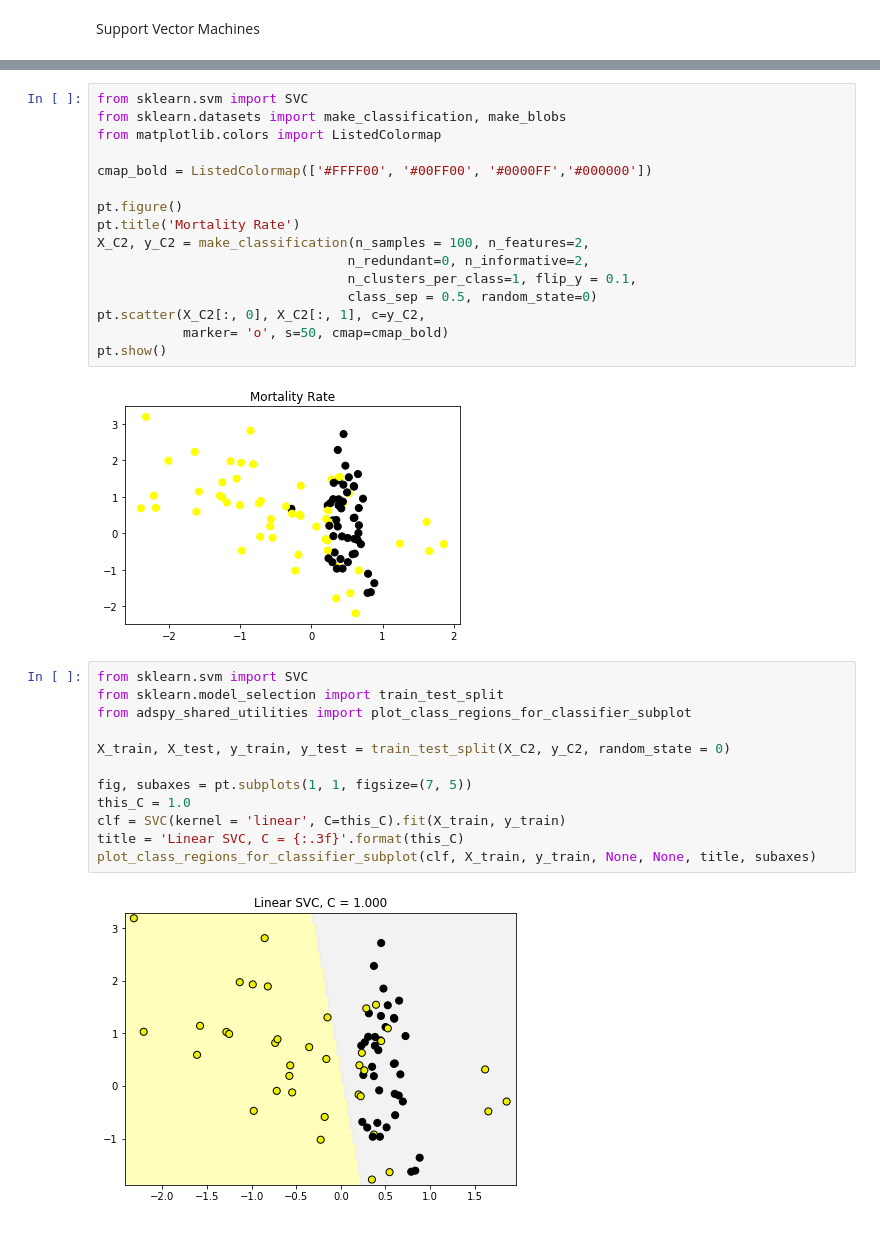
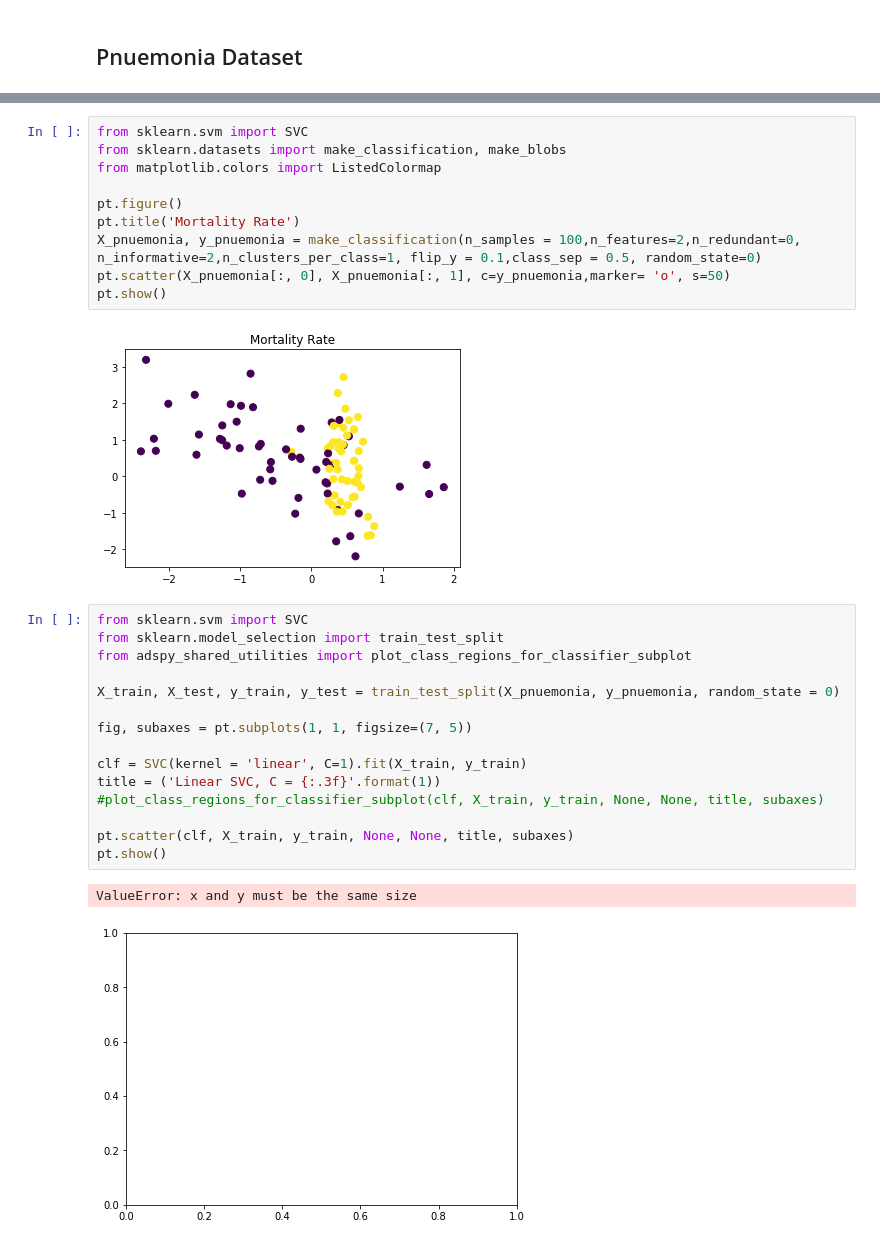
Before and after one commit to ronikdhakar/Hospital-Dataset, a Jupyter notebook: pnuemonia dataset.ipynb, the cells around one changed output, grey strips where cells are left out. Cells and saved outputs as stored; diff of their text form.

```diff
--- a/pnuemonia dataset.ipynb
+++ b/pnuemonia dataset.ipynb
@@ -1,5 +1,5 @@
-# %% [markdown]
-Support Vector Machines
+# %% [markdown]
+## Pnuemonia Dataset
 # %%
 import pandas as pd
 import numpy as np
@@ -36,30 +36,28 @@ from sklearn.svm import SVC
 from sklearn.datasets import make_classification, make_blobs
 from matplotlib.colors import ListedColormap
 
-cmap_bold = ListedColormap(['#FFFF00', '#00FF00', '#0000FF','#000000'])
-
 pt.figure()
 pt.title('Mortality Rate')
-X_C2, y_C2 = make_classification(n_samples = 100, n_features=2,
-                                n_redundant=0, n_informative=2,
-                                n_clusters_per_class=1, flip_y = 0.1,
-                                class_sep = 0.5, random_state=0)
-pt.scatter(X_C2[:, 0], X_C2[:, 1], c=y_C2,
-           marker= 'o', s=50, cmap=cmap_bold)
+X_pnuemonia, y_pnuemonia = make_classification(n_samples = 100,n_features=2,n_redundant=0, n_informative=2,n_clusters_per_class=1, flip_y = 0.1,class_sep = 0.5, random_state=0)
+pt.scatter(X_pnuemonia[:, 0], X_pnuemonia[:, 1], c=y_pnuemonia,marker= 'o', s=50)
 pt.show()
 # %% [output]
-[figure, old version]
+[figure, new version]
 # %%
 from sklearn.svm import SVC
 from sklearn.model_selection import train_test_split
 from adspy_shared_utilities import plot_class_regions_for_classifier_subplot
 
-X_train, X_test, y_train, y_test = train_test_split(X_C2, y_C2, random_state = 0)
+X_train, X_test, y_train, y_test = train_test_split(X_pnuemonia, y_pnuemonia, random_state = 0)
 
 fig, subaxes = pt.subplots(1, 1, figsize=(7, 5))
-this_C = 1.0
-clf = SVC(kernel = 'linear', C=this_C).fit(X_train, y_train)
-title = 'Linear SVC, C = {:.3f}'.format(this_C)
-plot_class_regions_for_classifier_subplot(clf, X_train, y_train, None, None, title, subaxes)
+
+clf = SVC(kernel = 'linear', C=1).fit(X_train, y_train)
+title = ('Linear SVC, C = {:.3f}'.format(1))
+#plot_class_regions_for_classifier_subplot(clf, X_train, y_train, None, None, title, subaxes)
+
+pt.scatter(clf, X_train, y_train, None, None, title, subaxes)
+pt.show()
 # %% [output]
+ValueError: x and y must be the same size
-[figure, old version]
+[figure, new version]
```
Also changed, not shown: parts of 17 cells of this notebook.
